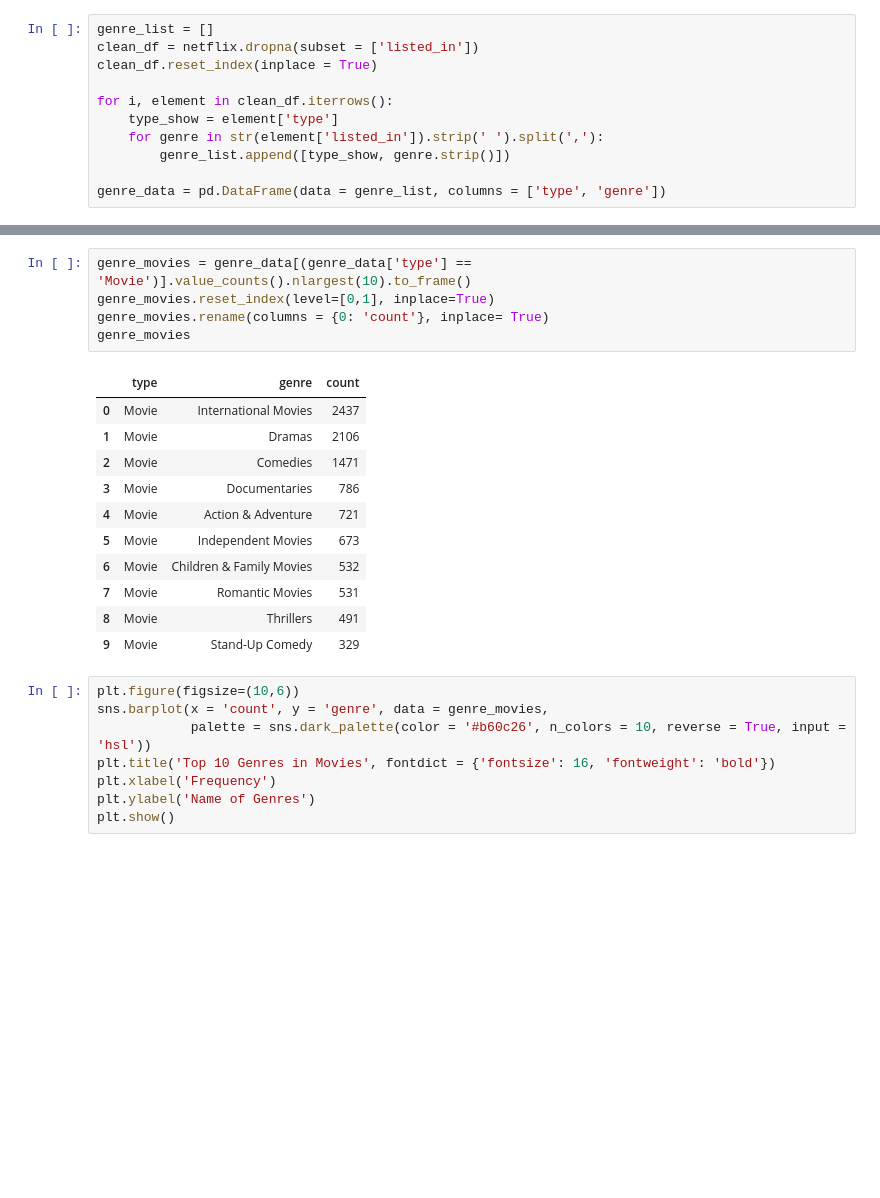
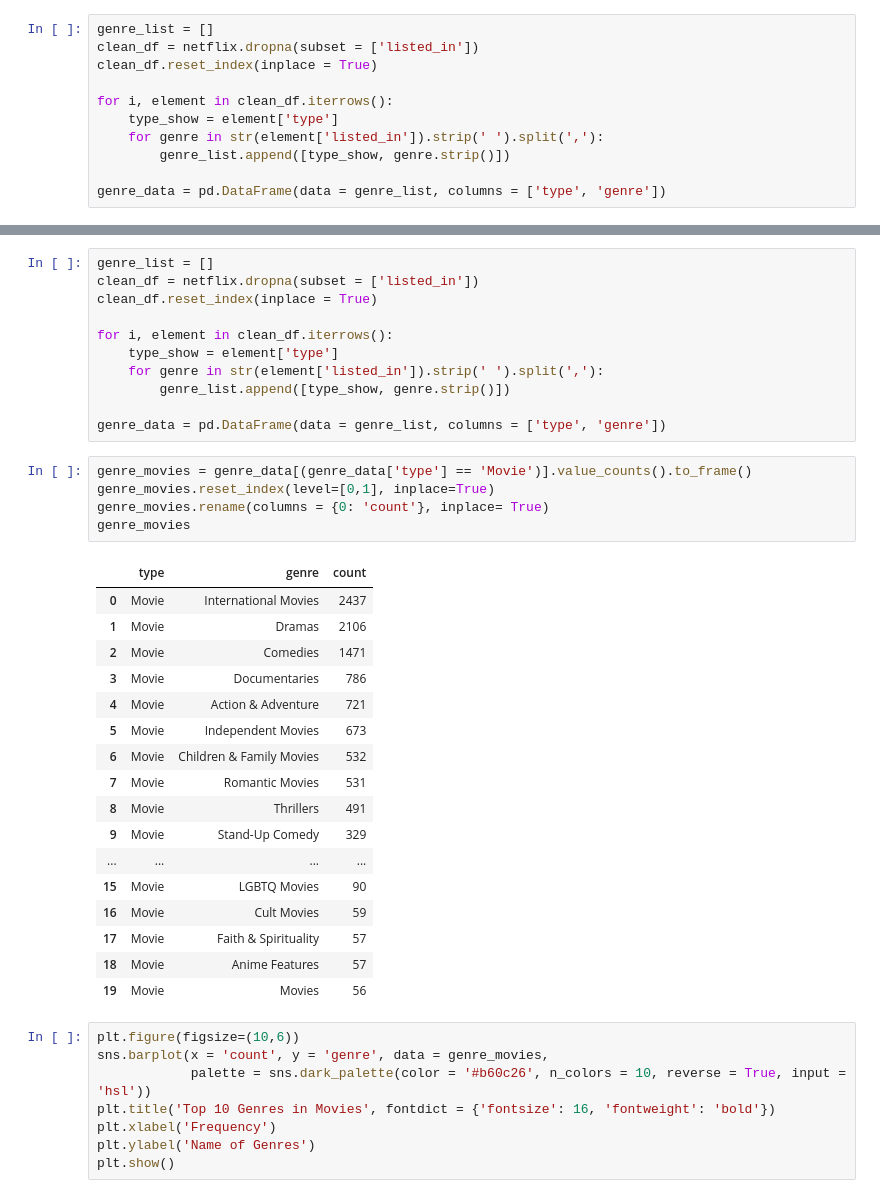
Before and after one commit to AlejandroDeLaCruz/Netflix-Analysis, a Jupyter notebook: Netflix.ipynb, the cells around one changed output, grey strips where cells are left out. Cells and saved outputs as stored; diff of their text form; blank space fills up the shorter version.

```diff
--- a/Netflix.ipynb
+++ b/Netflix.ipynb
@@ -89,20 +135,37 @@ genre_data = pd.DataFrame(data = genre_list, columns = ['type', 'genre'])
+# %%
+genre_list = []
+clean_df = netflix.dropna(subset = ['listed_in'])
+clean_df.reset_index(inplace = True)
+
+for i, element in clean_df.iterrows():
+    type_show = element['type']
+    for genre in str(element['listed_in']).strip(' ').split(','):
+        genre_list.append([type_show, genre.strip()])
+
+genre_data = pd.DataFrame(data = genre_list, columns = ['type', 'genre'])
 # %%
-genre_movies = genre_data[(genre_data['type'] == 'Movie')].value_counts().nlargest(10).to_frame()
+genre_movies = genre_data[(genre_data['type'] == 'Movie')].value_counts().to_frame()
 genre_movies.reset_index(level=[0,1], inplace=True)
 genre_movies.rename(columns = {0: 'count'}, inplace= True)
 genre_movies
 # %% [output]
 |  | type | genre | count |
 | 0 | Movie | International Movies | 2437 |
 | 1 | Movie | Dramas | 2106 |
 | 2 | Movie | Comedies | 1471 |
 | 3 | Movie | Documentaries | 786 |
 | 4 | Movie | Action & Adventure | 721 |
 | 5 | Movie | Independent Movies | 673 |
 | 6 | Movie | Children & Family Movies | 532 |
 | 7 | Movie | Romantic Movies | 531 |
 | 8 | Movie | Thrillers | 491 |
 | 9 | Movie | Stand-Up Comedy | 329 |
+| ... | ... | ... | ... |
+| 15 | Movie | LGBTQ Movies | 90 |
+| 16 | Movie | Cult Movies | 59 |
+| 17 | Movie | Faith & Spirituality | 57 |
+| 18 | Movie | Anime Features | 57 |
+| 19 | Movie | Movies | 56 |
 # %%
 plt.figure(figsize=(10,6))
 sns.barplot(x = 'count', y = 'genre', data = genre_movies,
```
Also changed, not shown: parts of 2 cells of this notebook, 1 other file.
